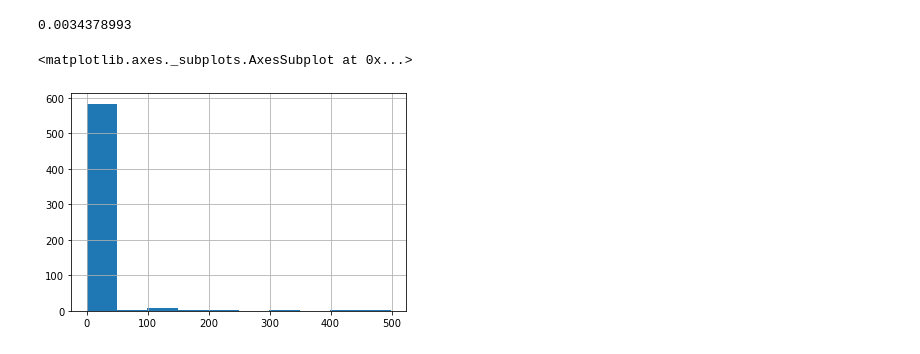
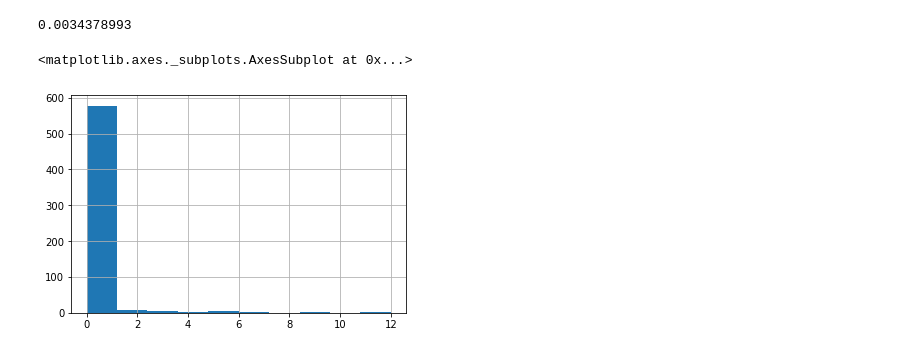
Before and after one commit to Zacchaeus00/kaggle-optiver, a Jupyter notebook: working/myeda.ipynb, the cells around one changed output. Drawn from its saved outputs; the diff is of its cells as text; code cells hidden in the pictures.

```diff
--- a/working/myeda.ipynb
+++ b/working/myeda.ipynb
@@ -137,7 +137,7 @@ np.std(train_trade.groupby('time_id')['price'].mean().to_numpy())
 0.0034378993
 # %%
 train_trade_ffill = pd.read_parquet("../input/trade_ffill/trade_train.parquet/stock_id=0")
-train_trade_ffill[train_trade_ffill['time_id']==5]['size'].hist()
+train_trade_ffill[train_trade_ffill['time_id']==5]['order_count'].hist()
 # %% [output]
 <matplotlib.axes._subplots.AxesSubplot at 0x...>
-[figure, old version]
+[figure, new version]
```
Also changed, not shown: 2 other files.
